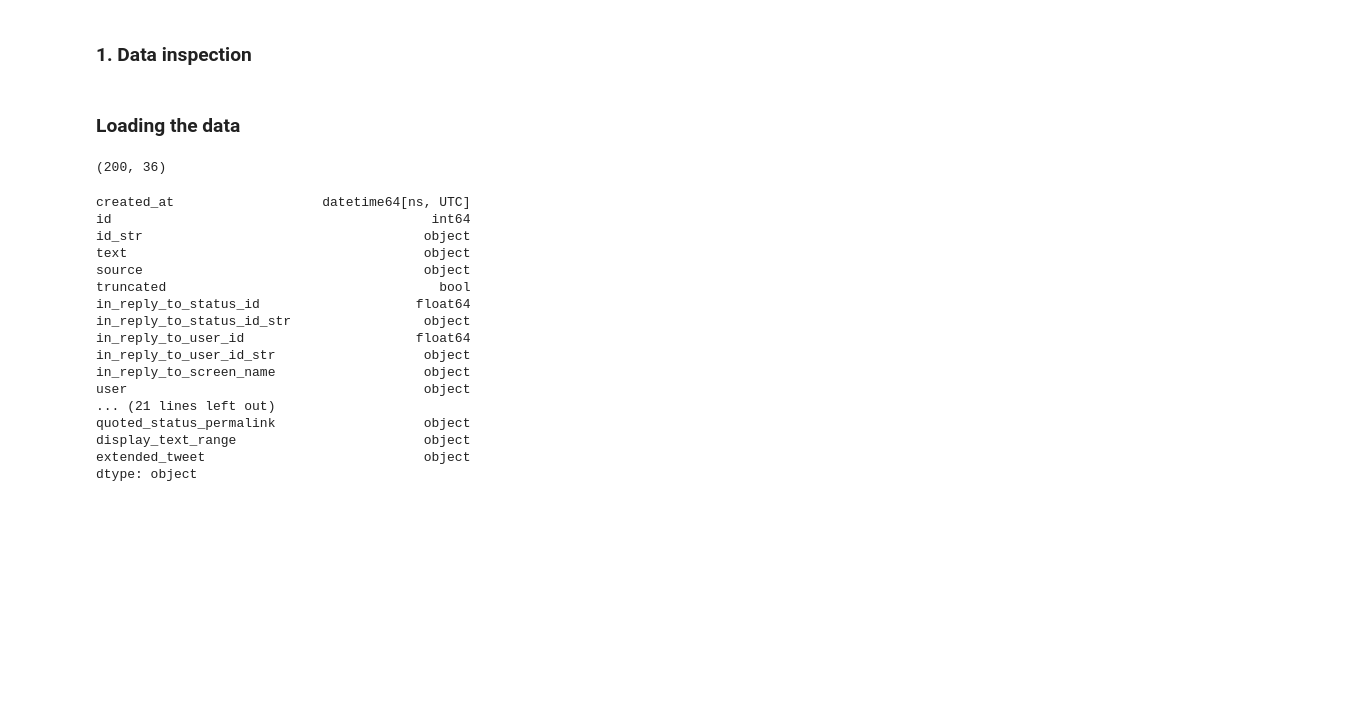
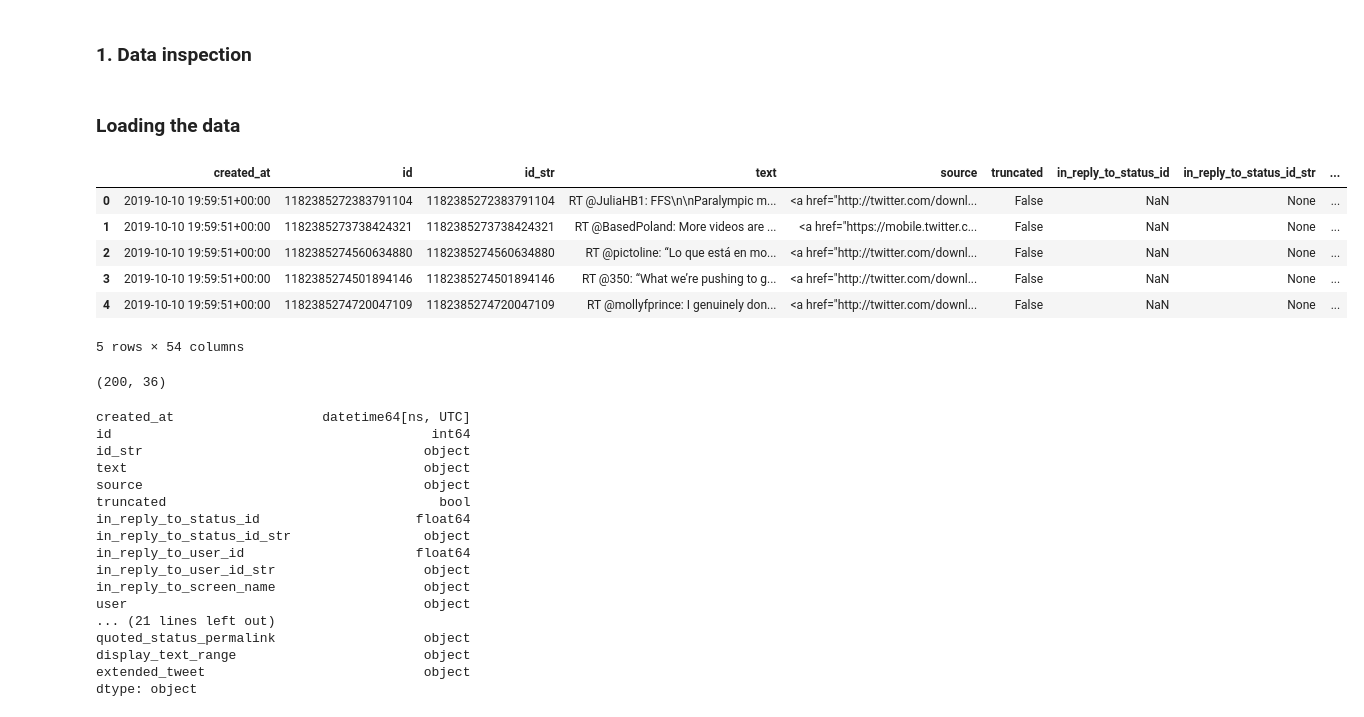
Before and after one commit to veeraita/twitter-climate-change, a Jupyter notebook: notebooks/network_based/network-preprocessing.ipynb, the cells around one changed output. Drawn from its saved outputs; the diff is of its cells as text; code cells hidden in the pictures; blank space fills up the shorter version.

```diff
--- a/notebooks/network_based/network-preprocessing.ipynb
+++ b/notebooks/network_based/network-preprocessing.ipynb
@@ -20,6 +20,16 @@ This notebook is a WIP, and will contain following sections:
 # %%
 path = str(os.path.abspath(os.path.join('',"../../data/toy_data/")))
 data = pd.read_json(path + "/data1.json",orient="records", dtype=False, lines=True, encoding="utf-8")
+# %%
+data.head()
+# %% [output]
+|  | created_at | id | id_str | text | source | truncated | in_reply_to_status_id | in_reply_to_status_id_str | ... |
+| 0 | 2019-10-10 19:59:51+00:00 | 1182385272383791104 | 1182385272383791104 | RT @JuliaHB1: FFS\n\nParalympic m... | <a href="http://twitter.com/downl... | False | NaN | None | ... |
+| 1 | 2019-10-10 19:59:51+00:00 | 1182385273738424321 | 1182385273738424321 | RT @BasedPoland: More videos are ... | <a href="https://mobile.twitter.c... | False | NaN | None | ... |
+| 2 | 2019-10-10 19:59:51+00:00 | 1182385274560634880 | 1182385274560634880 | RT @pictoline: “Lo que está en mo... | <a href="http://twitter.com/downl... | False | NaN | None | ... |
+| 3 | 2019-10-10 19:59:51+00:00 | 1182385274501894146 | 1182385274501894146 | RT @350: “What we’re pushing to g... | <a href="http://twitter.com/downl... | False | NaN | None | ... |
+| 4 | 2019-10-10 19:59:51+00:00 | 1182385274720047109 | 1182385274720047109 | RT @mollyfprince: I genuinely don... | <a href="http://twitter.com/downl... | False | NaN | None | ... |
+5 rows × 54 columns
 # %%
 data.shape
 # %% [output]
```
Also changed, not shown: parts of 25 cells of this notebook, 1 other file.
